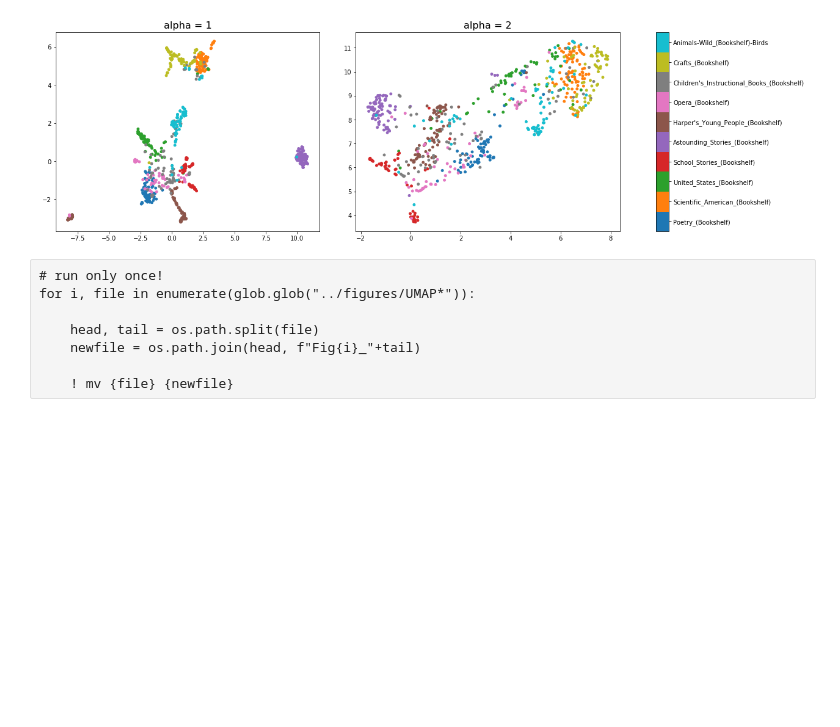
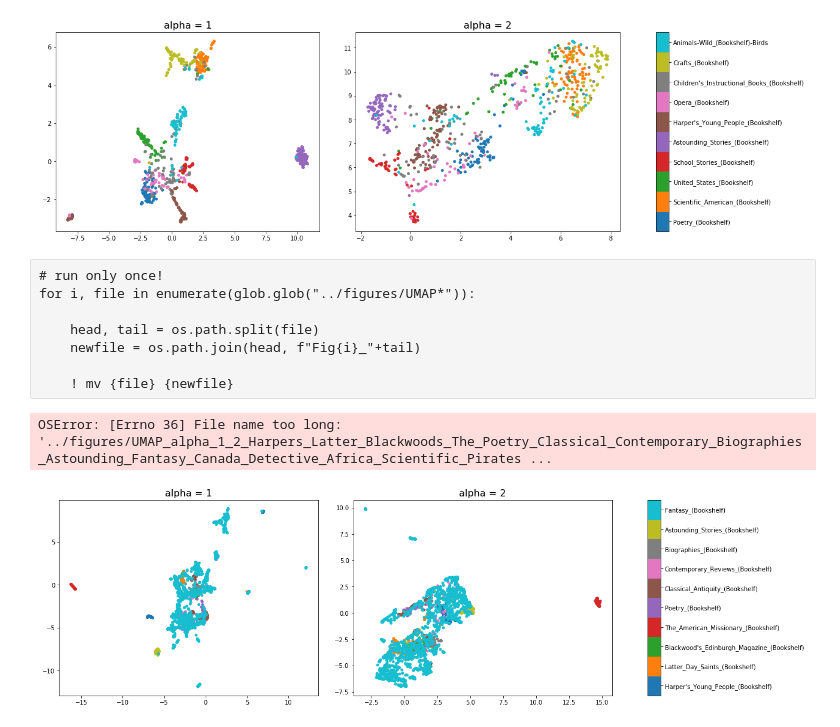
Before and after one commit to pgcorpus/gutenberg-analysis, a Jupyter notebook: notebooks/LowDimensionalProjection.ipynb, the cells around one changed output. Saved outputs shown, nothing was run; the diff lists cells and outputs as text; code cells hidden in the pictures; blank space fills up the shorter version.

```diff
--- a/notebooks/LowDimensionalProjection.ipynb
+++ b/notebooks/LowDimensionalProjection.ipynb
@@ -353,3 +353,8 @@ for i, file in enumerate(glob.glob("../figures/UMAP*")):
     newfile = os.path.join(head, f"Fig{i}_"+tail)
 
     ! mv {file} {newfile}
+# %%
+do_random_fig(30)
+# %% [output]
+OSError: [Errno 36] File name too long: '../figures/UMAP_alpha_1_2_Harpers_Latter_Blackwoods_The_Poetry_Classical_Contemporary_Biographies_Astounding_Fantasy_Canada_Detective_Africa_Scientific_Pirates ...
+[figure, added]
```
